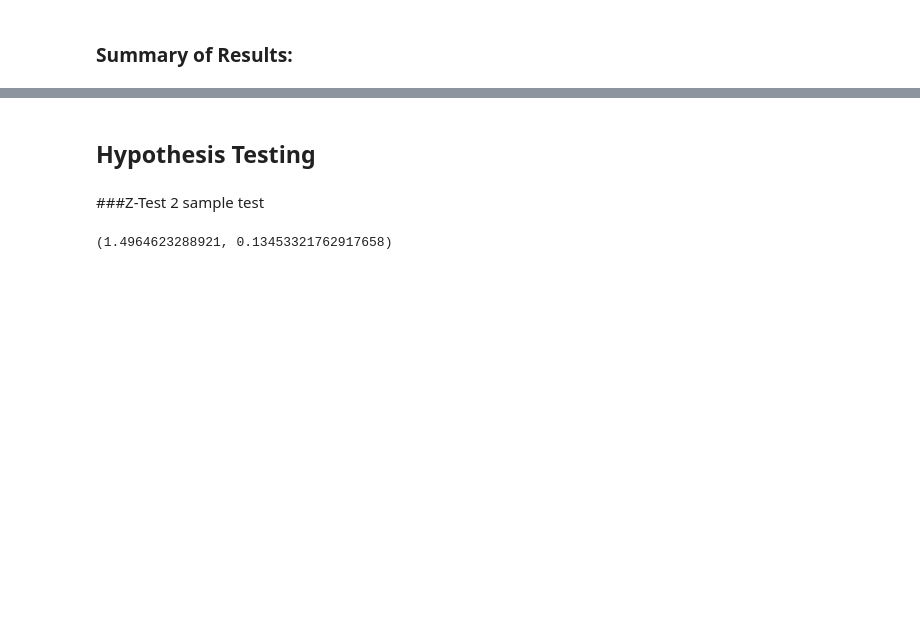
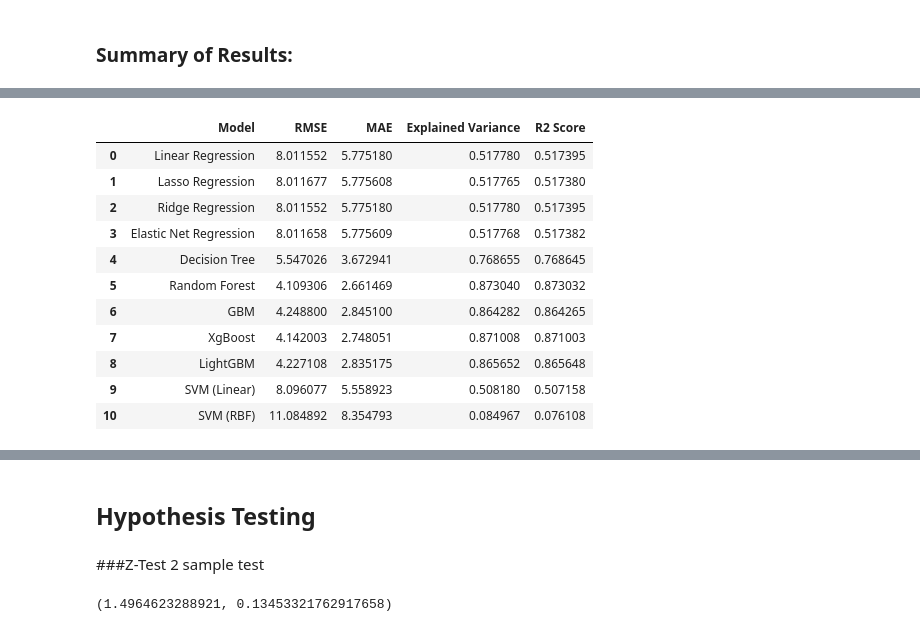
Before and after one commit to Chinmaya-3141/Machine-Learning-Emission-Data, a Jupyter notebook: MSE_Presentation_File_25_01_2023_Chinmaya_Venkataraman_14_02_2023_Edit.ipynb, the cells around one changed output, grey strips where cells are left out. Drawn from its saved outputs; the diff is of its cells as text; code cells hidden in the pictures; blank space fills up the shorter version.

```diff
--- a/MSE_Presentation_File_25_01_2023_Chinmaya_Venkataraman_14_02_2023_Edit.ipynb
+++ b/MSE_Presentation_File_25_01_2023_Chinmaya_Venkataraman_14_02_2023_Edit.ipynb
@@ -1477,5 +1633,7 @@ pred_svmlin_nox = svr_linear.predict(x_test)
 pred_svmrbf_nox = svr_rbf.predict(x_test)
 # %%
 eval_svmlin_nox = evalfunc(y_test,pred_svmlin_nox)
+model = {'Model':'SVM (Linear)'}
+eval_svmlin_nox = {**model, **eval_svmlin_nox }
 eval_svmlin_nox
 # %% [output]
@@ -1485,5 +1644,7 @@ eval_svmlin_nox
  'R2 Score': 0.5071580442768158}
 # %%
 eval_svmrbf_nox = evalfunc(y_test,pred_svmrbf_nox)
+model = {'Model':'SVM (RBF)'}
+eval_svmrbf_nox = {**model, **eval_svmrbf_nox }
 eval_svmrbf_nox
 # %% [output]
@@ -1525,0 +1687,2 @@ print(results_nox)
+# %%
+results_nox_df = pd.DataFrame(results_nox)
@@ -1525,0 +1720,15 @@ print(results_nox)
+# %%
+results_nox_df
+# %% [output]
+|  | Model | RMSE | MAE | Explained Variance | R2 Score |
+| 0 | Linear Regression | 8.011552 | 5.775180 | 0.517780 | 0.517395 |
+| 1 | Lasso Regression | 8.011677 | 5.775608 | 0.517765 | 0.517380 |
+| 2 | Ridge Regression | 8.011552 | 5.775180 | 0.517780 | 0.517395 |
+| 3 | Elastic Net Regression | 8.011658 | 5.775609 | 0.517768 | 0.517382 |
+| 4 | Decision Tree | 5.547026 | 3.672941 | 0.768655 | 0.768645 |
+| 5 | Random Forest | 4.109306 | 2.661469 | 0.873040 | 0.873032 |
+| 6 | GBM | 4.248800 | 2.845100 | 0.864282 | 0.864265 |
+| 7 | XgBoost | 4.142003 | 2.748051 | 0.871008 | 0.871003 |
+| 8 | LightGBM | 4.227108 | 2.835175 | 0.865652 | 0.865648 |
+| 9 | SVM (Linear) | 8.096077 | 5.558923 | 0.508180 | 0.507158 |
+| 10 | SVM (RBF) | 11.084892 | 8.354793 | 0.084967 | 0.076108 |
```
Also changed, not shown: parts of 102 cells of this notebook.
